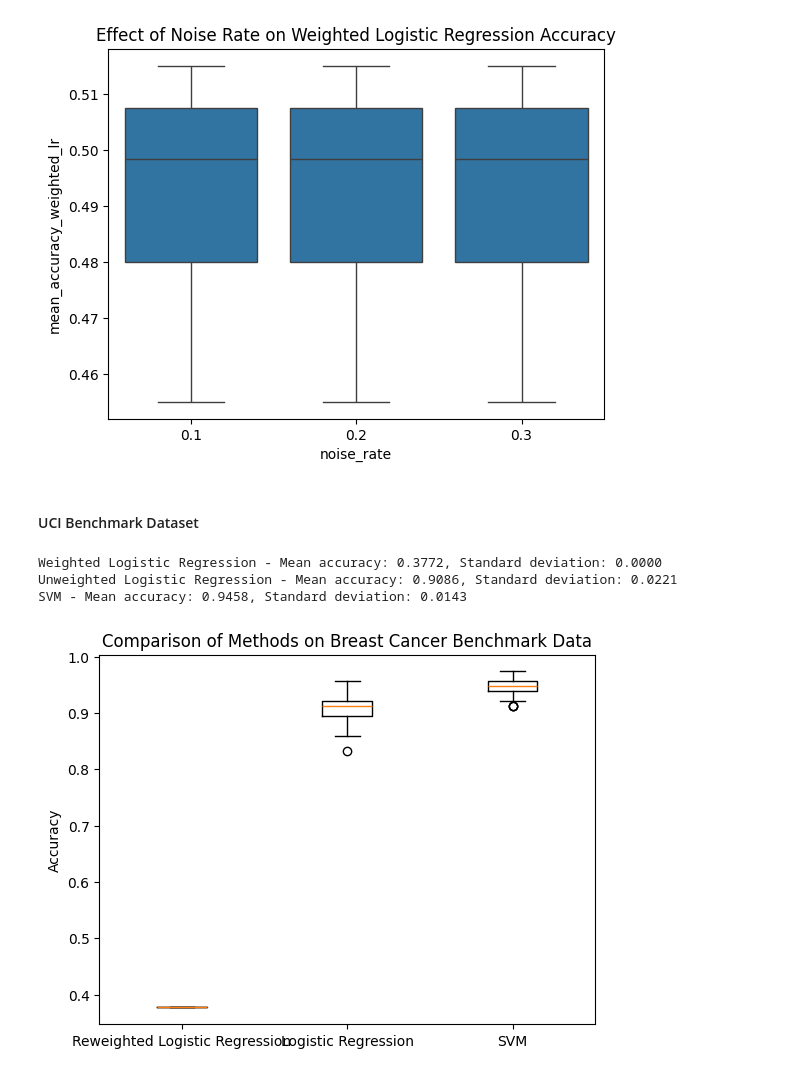
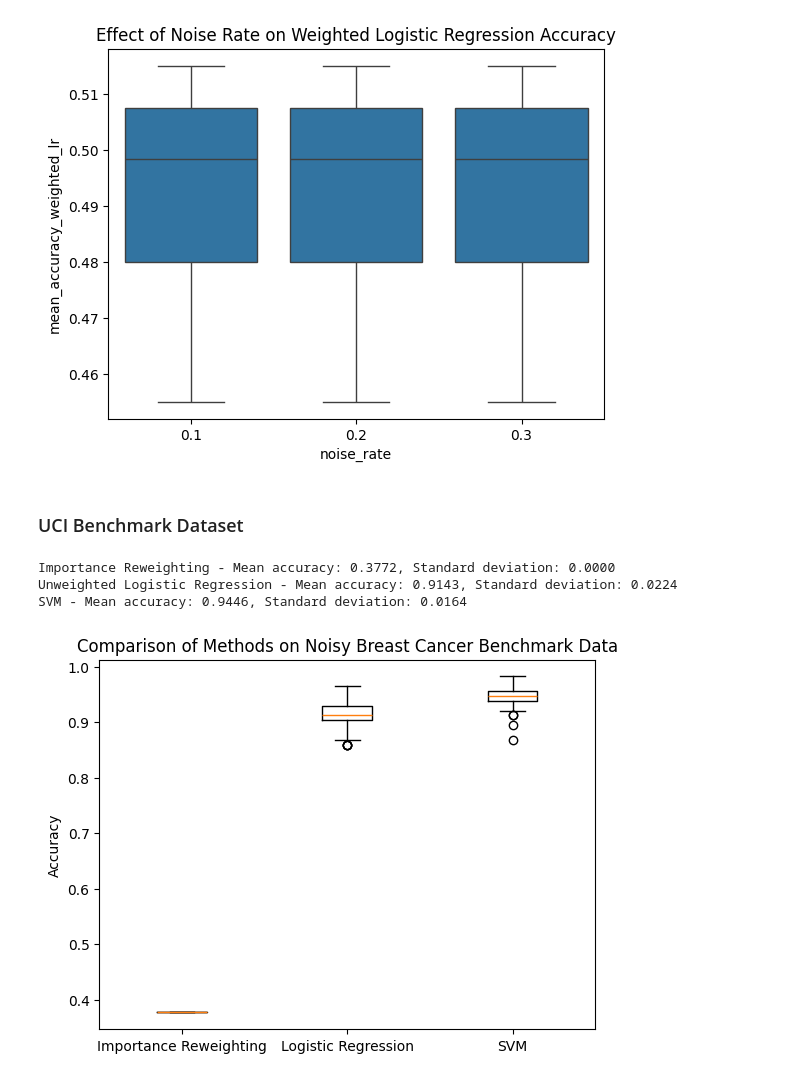
Before and after one commit to Bekona/Master_thesis, a Jupyter notebook: importance_reweighting.ipynb, the cells around one changed output. Cells and saved outputs as stored; diff of their text form; code cells hidden in the pictures.

```diff
--- a/importance_reweighting.ipynb
+++ b/importance_reweighting.ipynb
@@ -690,7 +693,7 @@ Running simulation for noise_rate=0.3, n_features=30, n_samples=2000
 Running simulation for noise_rate=0.3, n_features=30, n_samples=3000
 [figure]
 # %% [markdown]
-#### UCI Benchmark Dataset
+### UCI Benchmark Dataset
 # %%
 import numpy as np
 from sklearn.datasets import load_breast_cancer
@@ -833,38 +836,38 @@ def simulation_study(n_datasets=100, noise_rate=0.2, test_size=0.2, seed=None):
     return accuracies_weighted_lr, accuracies_unweighted_lr, accuracies_svm
 
 # Set a seed for reproducibility
 seed = 42
 
 # Run the simulation study
 accuracies_weighted_lr, accuracies_unweighted_lr, accuracies_svm = simulation_study(seed=seed)
 
 # Calculate mean and standard deviation of accuracies for each method
 mean_accuracy_weighted_lr = np.mean(accuracies_weighted_lr)
 std_accuracy_weighted_lr = np.std(accuracies_weighted_lr)
 
 mean_accuracy_unweighted_lr = np.mean(accuracies_unweighted_lr)
 std_accuracy_unweighted_lr = np.std(accuracies_unweighted_lr)
 
 mean_accuracy_svm = np.mean(accuracies_svm)
 std_accuracy_svm = np.std(accuracies_svm)
 
-print(f"Weighted Logistic Regression - Mean accuracy: {mean_accuracy_weighted_lr:.4f}, Standard deviation: {std_accuracy_weighted_lr:.4f}")
+print(f"Importance Reweighting - Mean accuracy: {mean_accuracy_weighted_lr:.4f}, Standard deviation: {std_accuracy_weighted_lr:.4f}")
 print(f"Unweighted Logistic Regression - Mean accuracy: {mean_accuracy_unweighted_lr:.4f}, Standard deviation: {std_accuracy_unweighted_lr:.4f}")
 print(f"SVM - Mean accuracy: {mean_accuracy_svm:.4f}, Standard deviation: {std_accuracy_svm:.4f}")
 
 # Boxplot visualization function
 def visualize_boxplot(accuracies_weighted_lr, accuracies_unweighted_lr, accuracies_svm, filename="reweighting_uci.jpg"):
     data = [accuracies_weighted_lr, accuracies_unweighted_lr, accuracies_svm]
-    plt.boxplot(data, labels=['Reweighted Logistic Regression', 'Logistic Regression', 'SVM'])
+    plt.boxplot(data, labels=['Importance Reweighting', 'Logistic Regression', 'SVM'])
     plt.ylabel('Accuracy')
-    plt.title('Comparison of Methods on Breast Cancer Benchmark Data')
-    plt.savefig(filename, format='jpg', dpi=300)
+    plt.title('Comparison of Methods on Noisy Breast Cancer Benchmark Data')
+    plt.savefig(r'C:\Users\bekon\Master_thesis\graphs\reweighting_uci.jpg', format='jpg', dpi=300)
     plt.show()
 
 # Visualize the accuracies using boxplot
 visualize_boxplot(accuracies_weighted_lr, accuracies_unweighted_lr, accuracies_svm, filename="reweighting_uci.jpg")
 # %% [output]
-Weighted Logistic Regression - Mean accuracy: 0.3772, Standard deviation: 0.0000
-Unweighted Logistic Regression - Mean accuracy: 0.9086, Standard deviation: 0.0221
-SVM - Mean accuracy: 0.9458, Standard deviation: 0.0143
+Importance Reweighting - Mean accuracy: 0.3772, Standard deviation: 0.0000
+Unweighted Logistic Regression - Mean accuracy: 0.9143, Standard deviation: 0.0224
+SVM - Mean accuracy: 0.9446, Standard deviation: 0.0164
-[figure, old version]
+[figure, new version]
```
Also changed, not shown: parts of 2 cells of this notebook, 2 other files.
